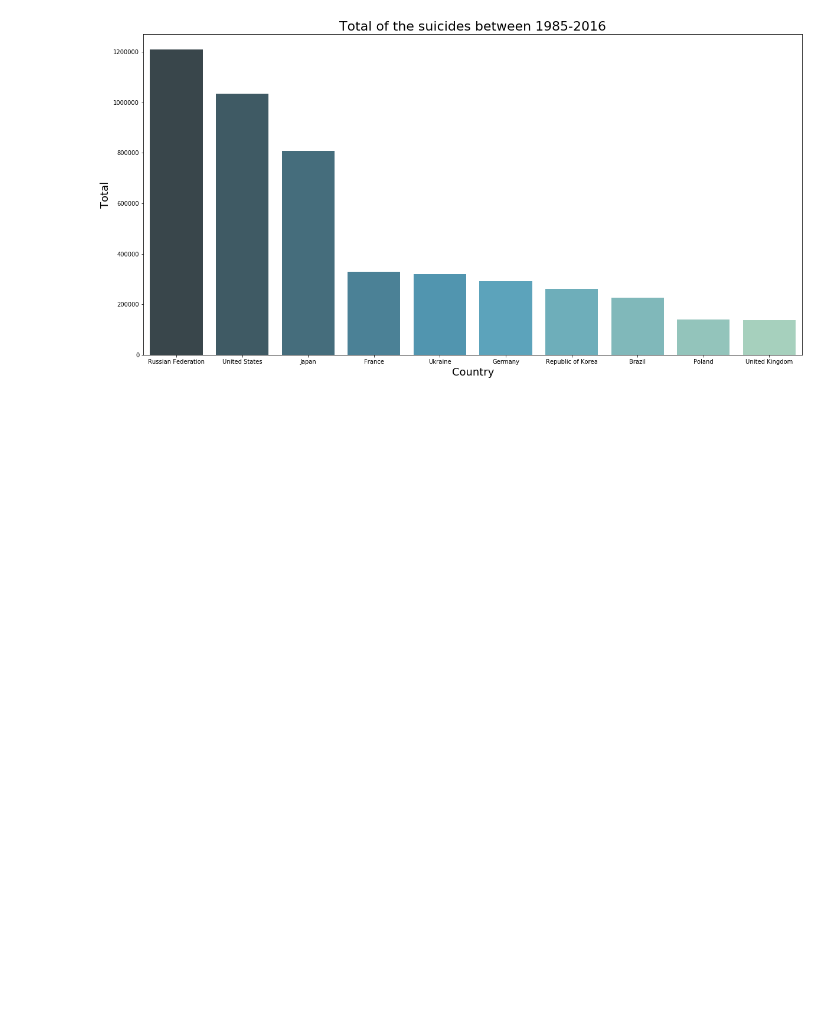
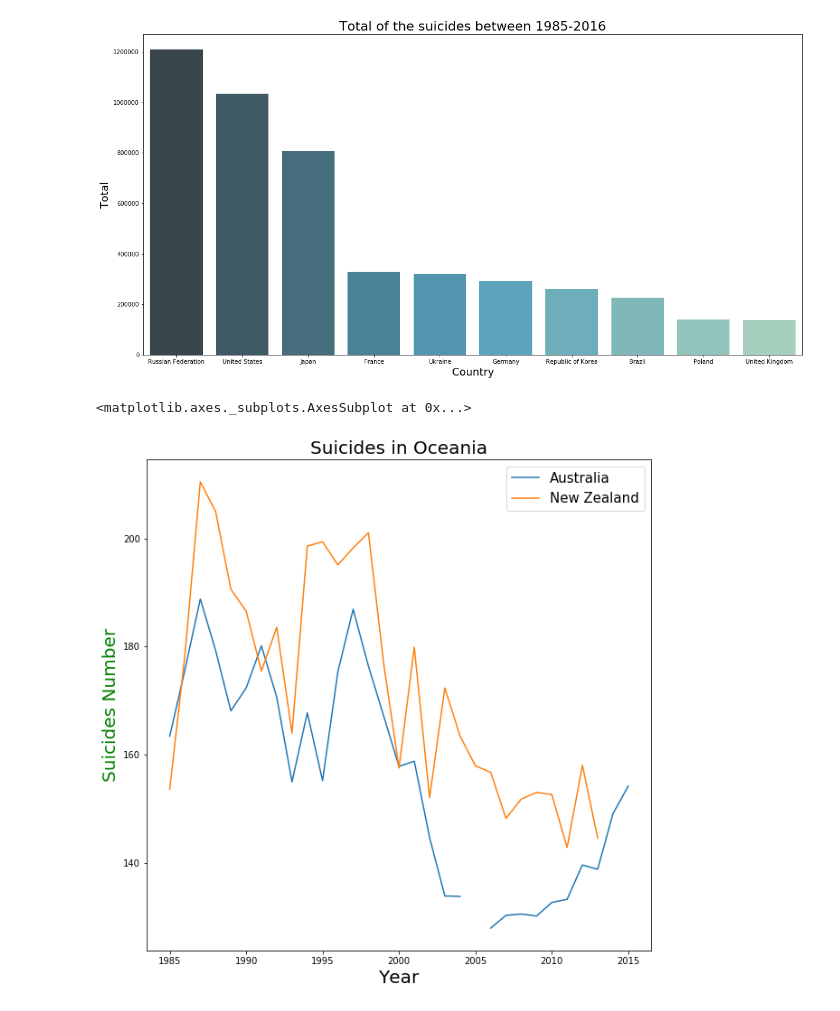
Before and after one commit to Igorth/practicing_kaggle, a Jupyter notebook: Suicide Rates Overview 1985 to 2016/Suicide Rates Overview 1985 to 2016.ipynb, the cells around one changed output. Saved outputs shown, nothing was run; the diff lists cells and outputs as text; code cells hidden in the pictures; blank space fills up the shorter version.

Commit message:
compare suicide with new zealand and australia per 100k population and age

```diff
--- a/Suicide Rates Overview 1985 to 2016/Suicide Rates Overview 1985 to 2016.ipynb
+++ b/Suicide Rates Overview 1985 to 2016/Suicide Rates Overview 1985 to 2016.ipynb
@@ -142,3 +143,15 @@ figure.set_ylabel('Total', {'fontsize': 18})
 # %% [output]
 Text(0, 0.5, 'Total')
 [figure]
+# %%
+countries_oceania = ['New Zealand', 'Australia']
+df_ne = df[df['country'].isin(countries_oceania)]
+ax = df_ne.groupby(['country', 'year'])['suicides/100k pop'].sum().unstack('country').plot(figsize=(10, 10))
+ax.set_title('Suicides in Oceania', fontsize=20)
+ax.legend(fontsize=15)
+ax.set_xlabel('Year', fontsize=20)
+ax.set_ylabel('Suicides Number', fontsize=20, color='green')
+ax
+# %% [output]
+<matplotlib.axes._subplots.AxesSubplot at 0x...>
+[figure, added]
```
Also changed, not shown: parts of 6 cells of this notebook.
